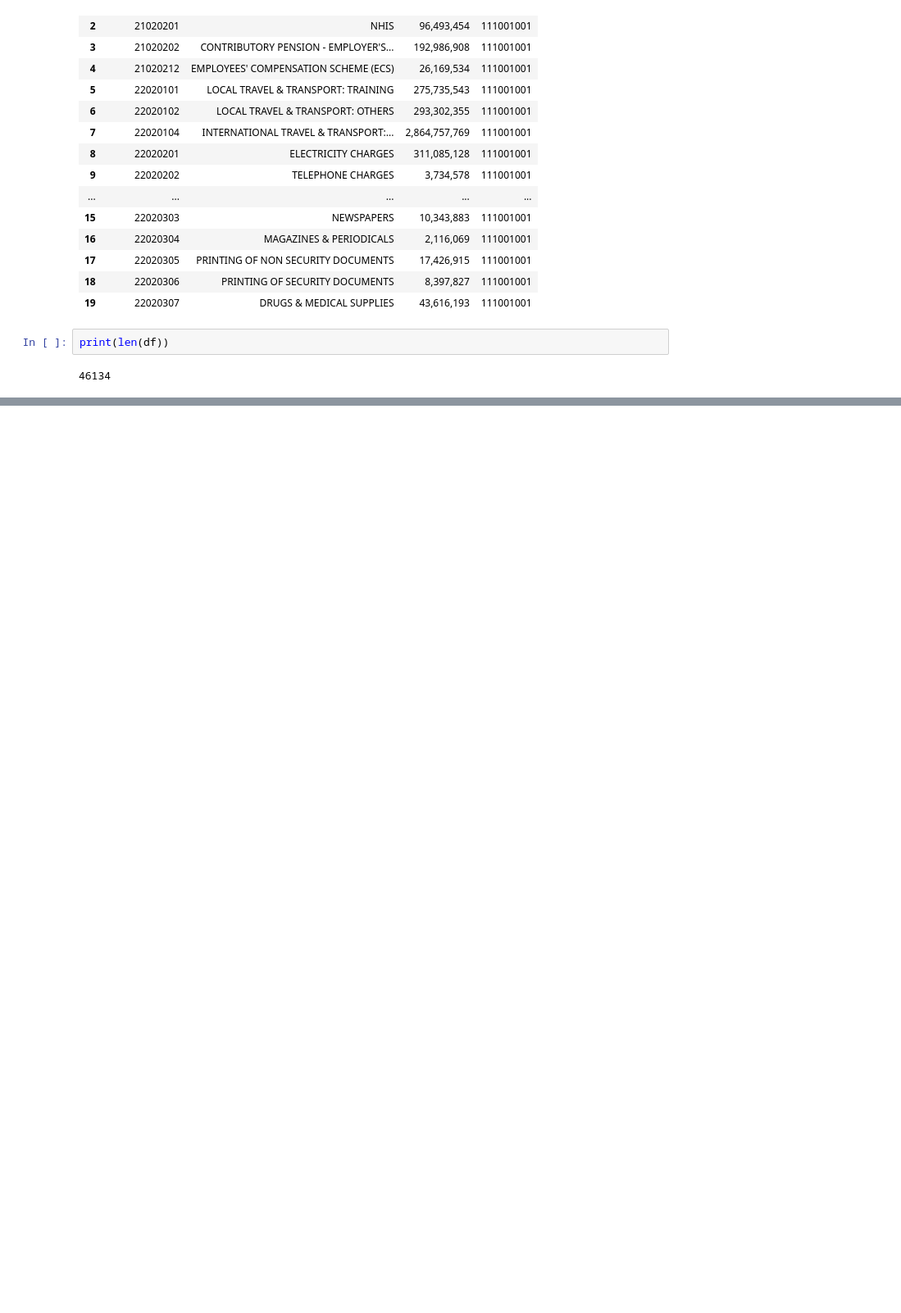
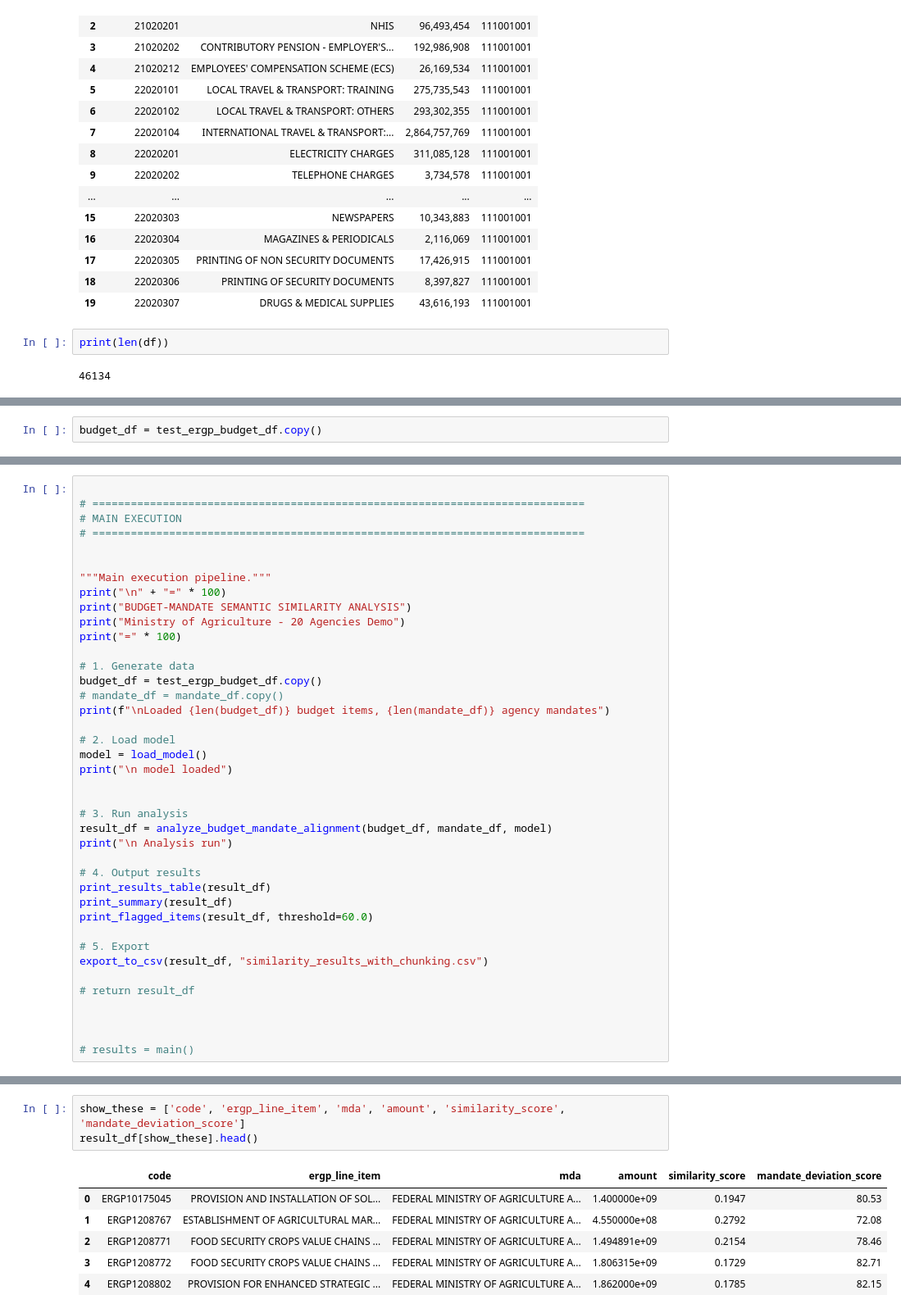
Before and after one commit to abelunbound/fg_interactive_budget, a Jupyter notebook: dev.ipynb, the cells around one changed output, grey strips where cells are left out. Shown at 82% size. Saved outputs shown, nothing was run; the diff lists cells and outputs as text; blank space fills up the shorter version.

```diff
--- a/dev.ipynb
+++ b/dev.ipynb
@@ -49,0 +218,2 @@ print(len(df))
+# %%
+budget_df = test_ergp_budget_df.copy()
@@ -49,0 +503,40 @@ print(len(df))
+# %%
+
+# =============================================================================
+# MAIN EXECUTION
+# =============================================================================
+
+
+"""Main execution pipeline."""
+print("\n" + "=" * 100)
+print("BUDGET-MANDATE SEMANTIC SIMILARITY ANALYSIS")
+print("Ministry of Agriculture - 20 Agencies Demo")
+print("=" * 100)
+
+# 1. Generate data
+budget_df = test_ergp_budget_df.copy()
+# mandate_df = mandate_df.copy()
+print(f"\nLoaded {len(budget_df)} budget items, {len(mandate_df)} agency mandates")
+
+# 2. Load model
+model = load_model()
+print("\n model loaded")
+
+
+# 3. Run analysis
+result_df = analyze_budget_mandate_alignment(budget_df, mandate_df, model)
+print("\n Analysis run")
+
+# 4. Output results
+print_results_table(result_df)
+print_summary(result_df)
+print_flagged_items(result_df, threshold=60.0)
+
+# 5. Export
+export_to_csv(result_df, "similarity_results_with_chunking.csv")
+
+# return result_df
+
+
+
+# results = main()
@@ -49,0 +561,10 @@ print(len(df))
+# %%
+show_these = ['code', 'ergp_line_item', 'mda', 'amount', 'similarity_score', 'mandate_deviation_score']
+result_df[show_these].head()
+# %% [output]
+|  | code | ergp_line_item | mda | amount | similarity_score | mandate_deviation_score |
+| 0 | ERGP10175045 | PROVISION AND INSTALLATION OF SOL... | FEDERAL MINISTRY OF AGRICULTURE A... | 1.400000e+09 | 0.1947 | 80.53 |
+| 1 | ERGP1208767 | ESTABLISHMENT OF AGRICULTURAL MAR... | FEDERAL MINISTRY OF AGRICULTURE A... | 4.550000e+08 | 0.2792 | 72.08 |
+| 2 | ERGP1208771 | FOOD SECURITY CROPS VALUE CHAINS ... | FEDERAL MINISTRY OF AGRICULTURE A... | 1.494891e+09 | 0.2154 | 78.46 |
+| 3 | ERGP1208772 | FOOD SECURITY CROPS VALUE CHAINS ... | FEDERAL MINISTRY OF AGRICULTURE A... | 1.806315e+09 | 0.1729 | 82.71 |
+| 4 | ERGP1208802 | PROVISION FOR ENHANCED STRATEGIC ... | FEDERAL MINISTRY OF AGRICULTURE A... | 1.862000e+09 | 0.1785 | 82.15 |
```
Also changed, not shown: parts of 35 cells of this notebook, 13 other files.
